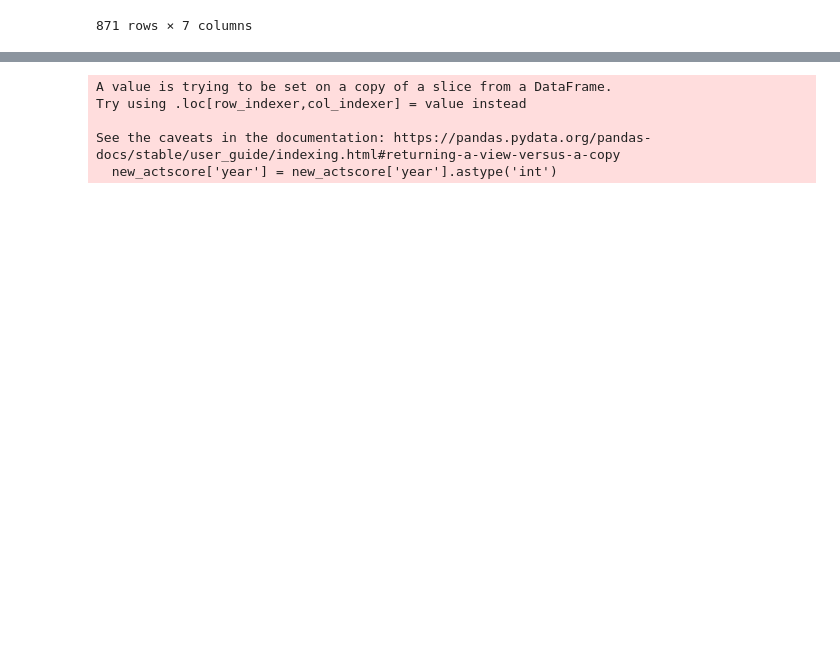
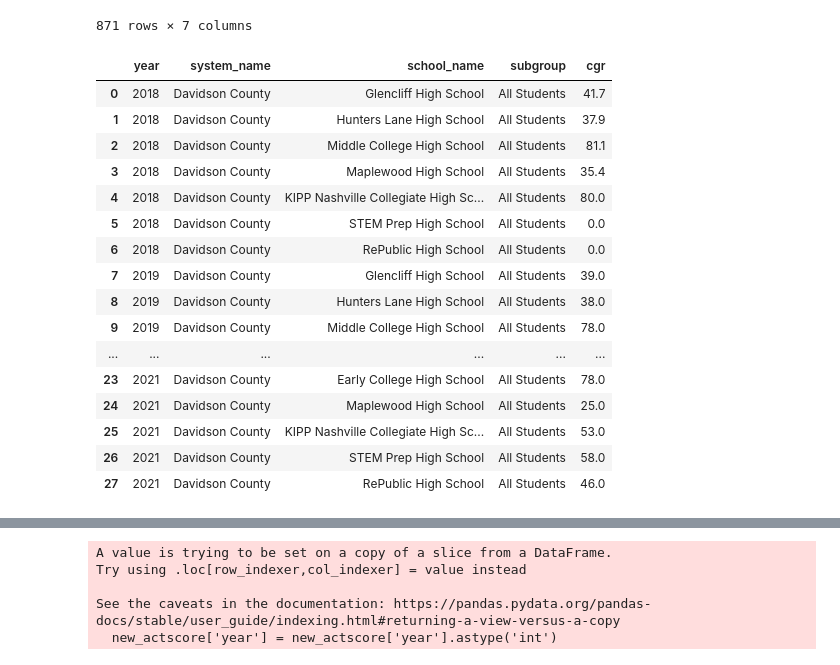
Before and after one commit to mawonuga121/ohtobeascholar, a Jupyter notebook: Awonuga_DSC4900.ipynb, the cells around one changed output, grey strips where cells are left out. Drawn from its saved outputs; the diff is of its cells as text; code cells hidden in the pictures; blank space fills up the shorter version.

```diff
--- a/Awonuga_DSC4900.ipynb
+++ b/Awonuga_DSC4900.ipynb
@@ -61,3 +62,24 @@ chronic_absent
 | 869 | 2021 | Davidson County | The Academy at Hickory Hollow | Students with Disabilities | 1 | * | ... |
 | 870 | 2021 | Davidson County | The Academy at Hickory Hollow | White | 5 | * | ... |
 871 rows × 7 columns
+# %%
+cgr=pd.read_csv('https://raw.githubusercontent.com/mawonuga121/ohtobeascholar/main/college%20going%20rate.csv')
+cgr
+# %% [output]
+|  | year | system_name | school_name | subgroup | cgr |
+| 0 | 2018 | Davidson County | Glencliff High School | All Students | 41.7 |
+| 1 | 2018 | Davidson County | Hunters Lane High School | All Students | 37.9 |
+| 2 | 2018 | Davidson County | Middle College High School | All Students | 81.1 |
+| 3 | 2018 | Davidson County | Maplewood High School | All Students | 35.4 |
+| 4 | 2018 | Davidson County | KIPP Nashville Collegiate High Sc... | All Students | 80.0 |
+| 5 | 2018 | Davidson County | STEM Prep High School | All Students | 0.0 |
+| 6 | 2018 | Davidson County | RePublic High School | All Students | 0.0 |
+| 7 | 2019 | Davidson County | Glencliff High School | All Students | 39.0 |
+| 8 | 2019 | Davidson County | Hunters Lane High School | All Students | 38.0 |
+| 9 | 2019 | Davidson County | Middle College High School | All Students | 78.0 |
+| ... | ... | ... | ... | ... | ... |
+| 23 | 2021 | Davidson County | Early College High School | All Students | 78.0 |
+| 24 | 2021 | Davidson County | Maplewood High School | All Students | 25.0 |
+| 25 | 2021 | Davidson County | KIPP Nashville Collegiate High Sc... | All Students | 53.0 |
+| 26 | 2021 | Davidson County | STEM Prep High School | All Students | 58.0 |
+| 27 | 2021 | Davidson County | RePublic High School | All Students | 46.0 |
```
Also changed, not shown: parts of 42 cells of this notebook.
